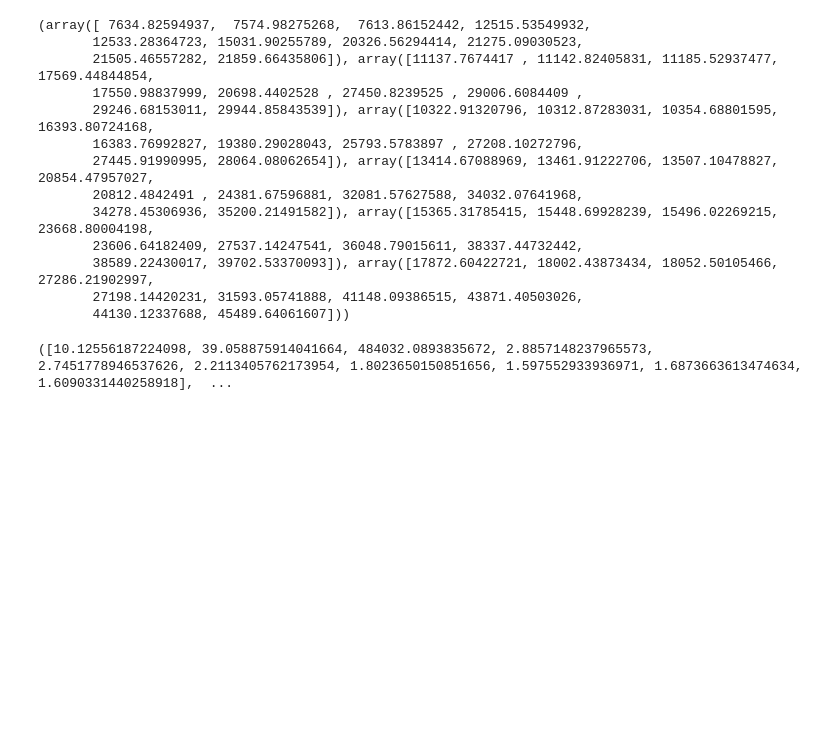
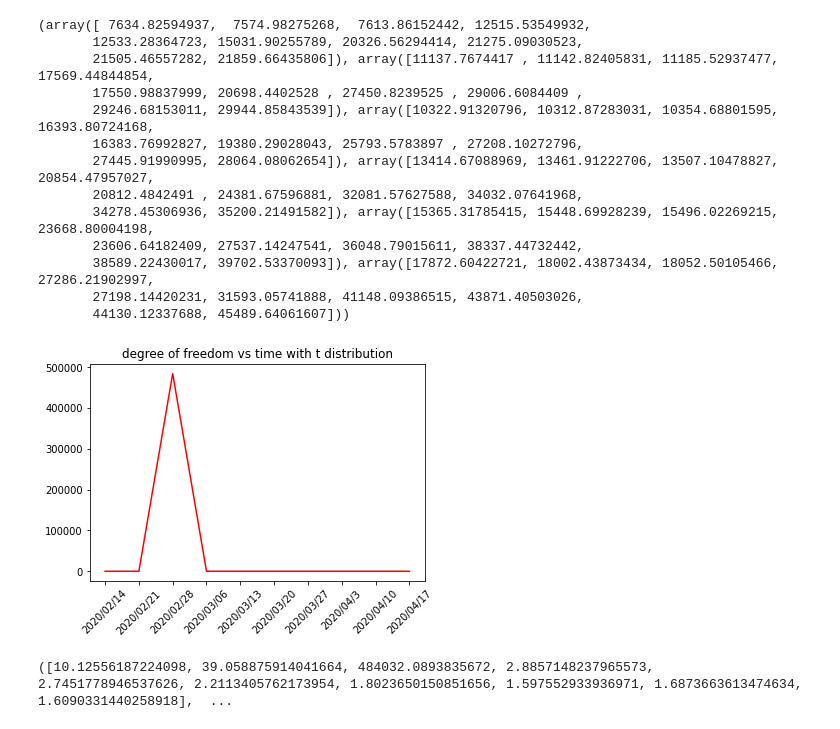
Before and after one commit to ZiyueNie/575, a Jupyter notebook: src/IB_new.ipynb, the cells around one changed output. Cells and saved outputs as stored; diff of their text form; code cells hidden in the pictures; blank space fills up the shorter version.

```diff
--- a/src/IB_new.ipynb
+++ b/src/IB_new.ipynb
@@ -582,3 +582,19 @@ print(PL_N)
        38589.22430017, 39702.53370093]), array([17872.60422721, 18002.43873434, 18052.50105466, 27286.21902997,
        27198.14420231, 31593.05741888, 41148.09386515, 43871.40503026,
        44130.12337688, 45489.64061607]))
+# %%
+x=['2020/02/14','2020/02/21','2020/02/28','2020/03/06','2020/03/13','2020/03/20','2020/03/27','2020/04/3','2020/04/10','2020/04/17']
+
+df=PL2[0]
+mu=PL2[1]
+sigma=PL2[2]
+#sigma=np.sqrt(np.array(PL[1]))
+plt.plot(x,df,'r')
+#plt.plot(x,mu,'g')
+#plt.plot(x,sigma,'b')
+plt.title('degree of freedom vs time with t distribution')
+#plt.legend()
+plt.xticks(rotation=45)
+plt.show()
+# %% [output]
+[figure, added]
```
Also changed, not shown: parts of 1 cell of this notebook.
